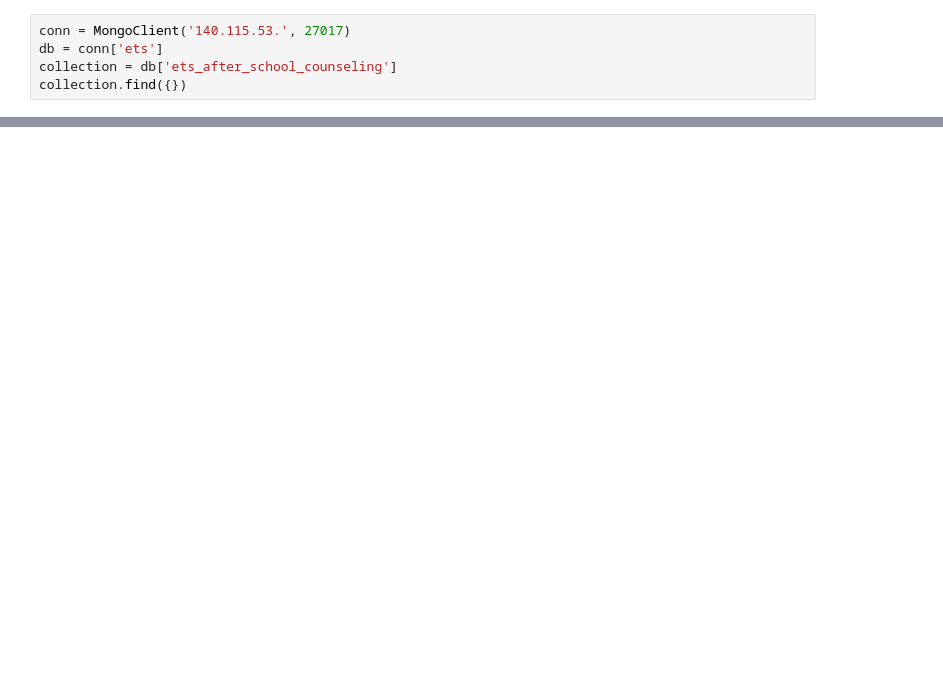
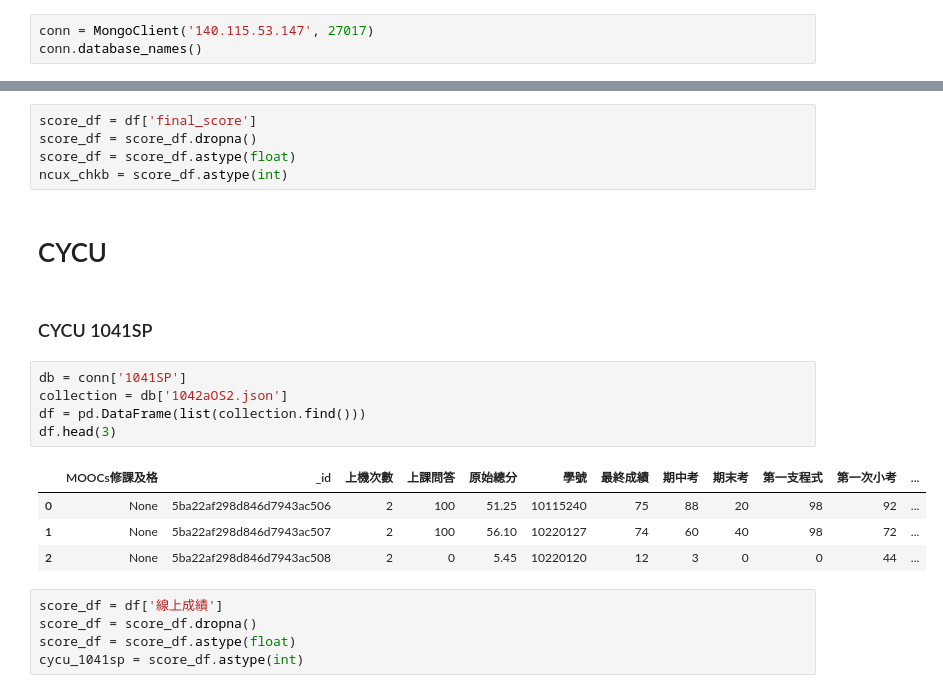
Before and after one commit to owen198/ds_comparision, a Jupyter notebook: datasets.ipynb, the cells around one changed output, grey strips where cells are left out. Cells and saved outputs as stored; diff of their text form; blank space fills up the shorter version.

Commit message:
init databased

```diff
--- a/datasets.ipynb
+++ b/datasets.ipynb
@@ -4,6 +9,4 @@ from pymongo import MongoClient
 # %%
-conn = MongoClient('140.115.53.', 27017)
-db = conn['ets']
-collection = db['ets_after_school_counseling']
-collection.find({})
+conn = MongoClient('140.115.53.147', 27017)
+conn.database_names()
 # %% [output]
@@ -16,0 +83,24 @@ df
+# %%
+score_df = df['final_score']
+score_df = score_df.dropna()
+score_df = score_df.astype(float)
+ncux_chkb = score_df.astype(int)
+# %% [markdown]
+# CYCU
+# %% [markdown]
+### CYCU 1041SP
+# %%
+db = conn['1041SP']
+collection = db['1042aOS2.json']
+df = pd.DataFrame(list(collection.find()))
+df.head(3)
+# %% [output]
+|  | MOOCs修課及格 | _id | 上機次數 | 上課問答 | 原始總分 | 學號 | 最終成績 | 期中考 | 期末考 | 第一支程式 | 第一次小考 | ... |
+| 0 | None | 5ba22af298d846d7943ac506 | 2 | 100 | 51.25 | 10115240 | 75 | 88 | 20 | 98 | 92 | ... |
+| 1 | None | 5ba22af298d846d7943ac507 | 2 | 100 | 56.10 | 10220127 | 74 | 60 | 40 | 98 | 72 | ... |
+| 2 | None | 5ba22af298d846d7943ac508 | 2 | 0 | 5.45 | 10220120 | 12 | 3 | 0 | 0 | 44 | ... |
+# %%
+score_df = df['線上成績']
+score_df = score_df.dropna()
+score_df = score_df.astype(float)
+cycu_1041sp = score_df.astype(int)
```
Also changed, not shown: parts of 29 cells of this notebook, 1 other file.
